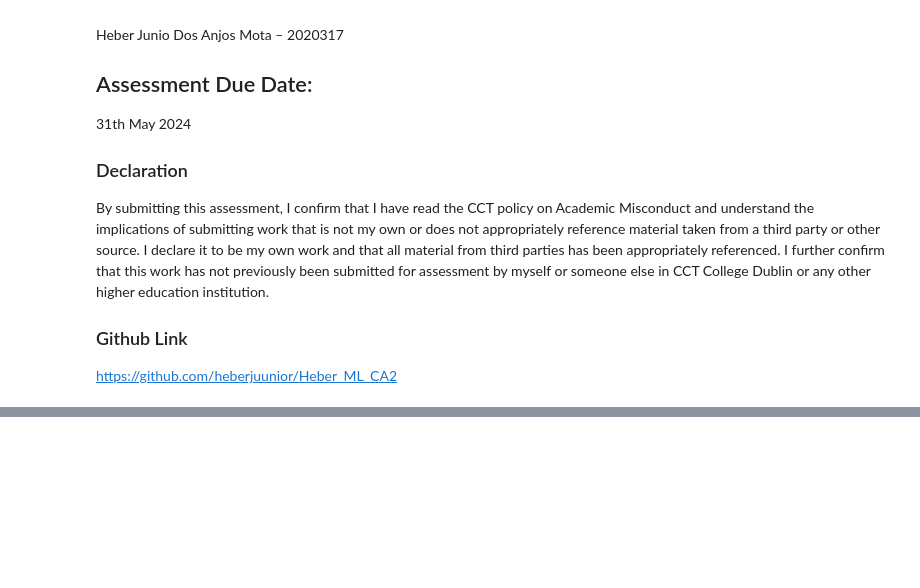
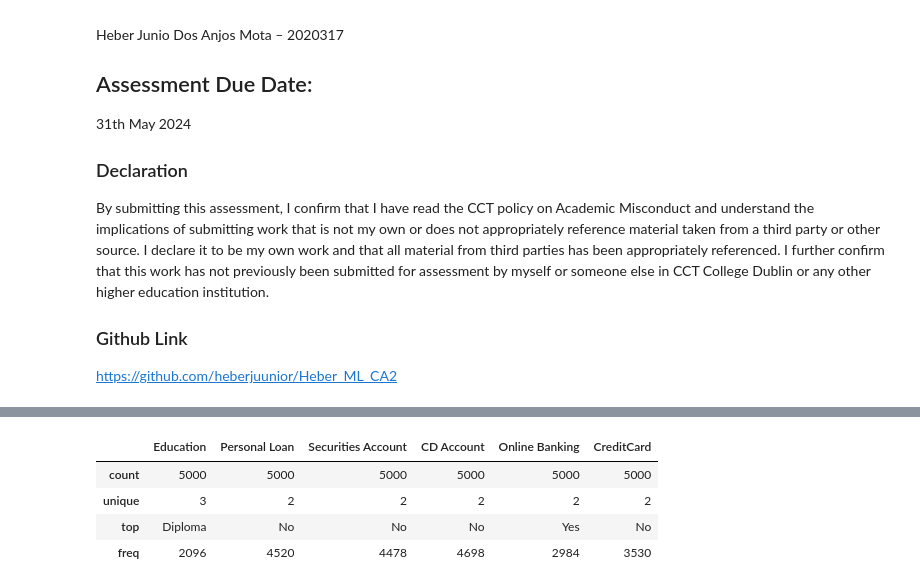
Before and after one commit to heberjuunior/Heber_ML_CA2, a Jupyter notebook: Heber_ML_CA2.ipynb, the cells around one changed output, grey strips where cells are left out. Saved outputs shown, nothing was run; the diff lists cells and outputs as text; code cells hidden in the pictures; blank space fills up the shorter version.

```diff
--- a/Heber_ML_CA2.ipynb
+++ b/Heber_ML_CA2.ipynb
@@ -37,0 +113,9 @@ display(bank_df)
+# %%
+summary_stats_cat = df.describe(include='object')
+display(summary_stats_cat)
+# %% [output]
+|  | Education | Personal Loan | Securities Account | CD Account | Online Banking | CreditCard |
+| count | 5000 | 5000 | 5000 | 5000 | 5000 | 5000 |
+| unique | 3 | 2 | 2 | 2 | 2 | 2 |
+| top | Diploma | No | No | No | Yes | No |
+| freq | 2096 | 4520 | 4478 | 4698 | 2984 | 3530 |
```
Also changed, not shown: parts of 21 cells of this notebook.
